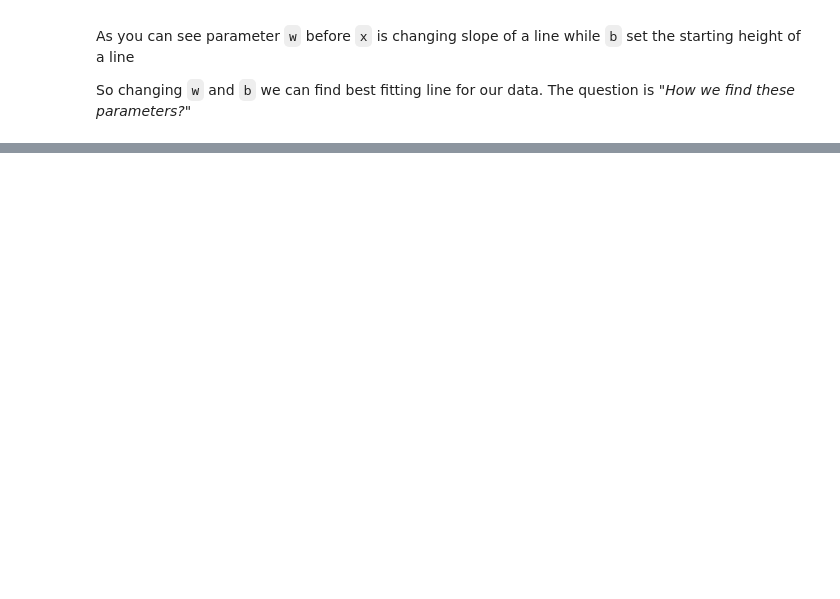
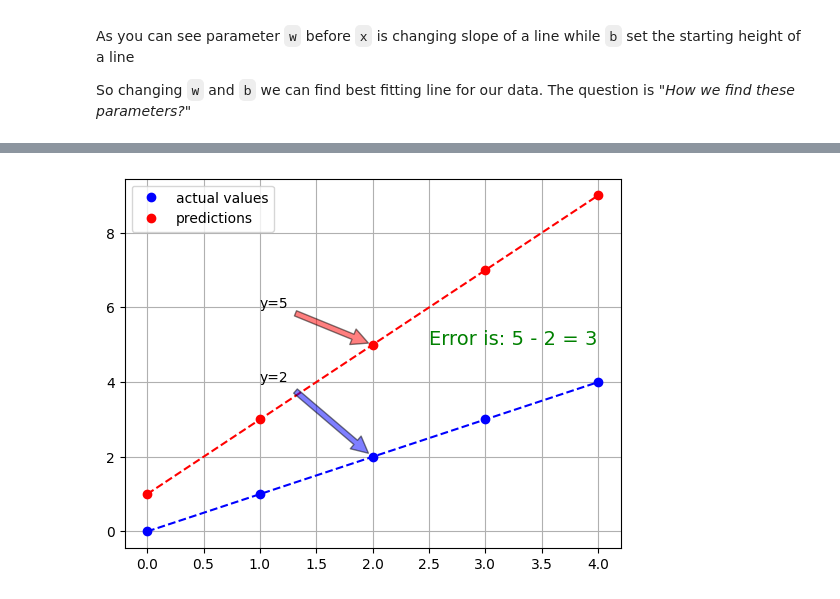
Before and after one commit to 7evenUp/learning_ai, a Jupyter notebook: linear-regression/single-linear-regression.ipynb, the cells around one changed output, grey strips where cells are left out. Cells and saved outputs as stored; diff of their text form; code cells hidden in the pictures; blank space fills up the shorter version.

```diff
--- a/linear-regression/single-linear-regression.ipynb
+++ b/linear-regression/single-linear-regression.ipynb
@@ -52,0 +101,18 @@ So changing `w` and `b` we can find best fitting line for our data. The question
+# %%
+x = np.arange(5)
+w, b = 2, 1
+
+plt.plot(x, 'b--')
+plt.plot(x, 'bo', label="actual values")
+plt.plot(w*x+b, 'r--')
+plt.plot(w*x+b, 'ro', label="predictions")
+plt.legend()
+plt.annotate('y=5', xy=(2, 5), xytext=(1, 6),
+             arrowprops=dict(facecolor='red', shrink=0.05, alpha=0.5))
+plt.annotate('y=2', xy=(2, 2), xytext=(1, 4),
+             arrowprops=dict(facecolor='blue', shrink=0.05, alpha=0.5))
+plt.text(2.5, 5, 'Error is: 5 - 2 = 3', color="Green", fontsize=14)
+plt.grid(True)
+plt.show()
+# %% [output]
+[figure, added]
```
Also changed, not shown: parts of 16 cells of this notebook.
